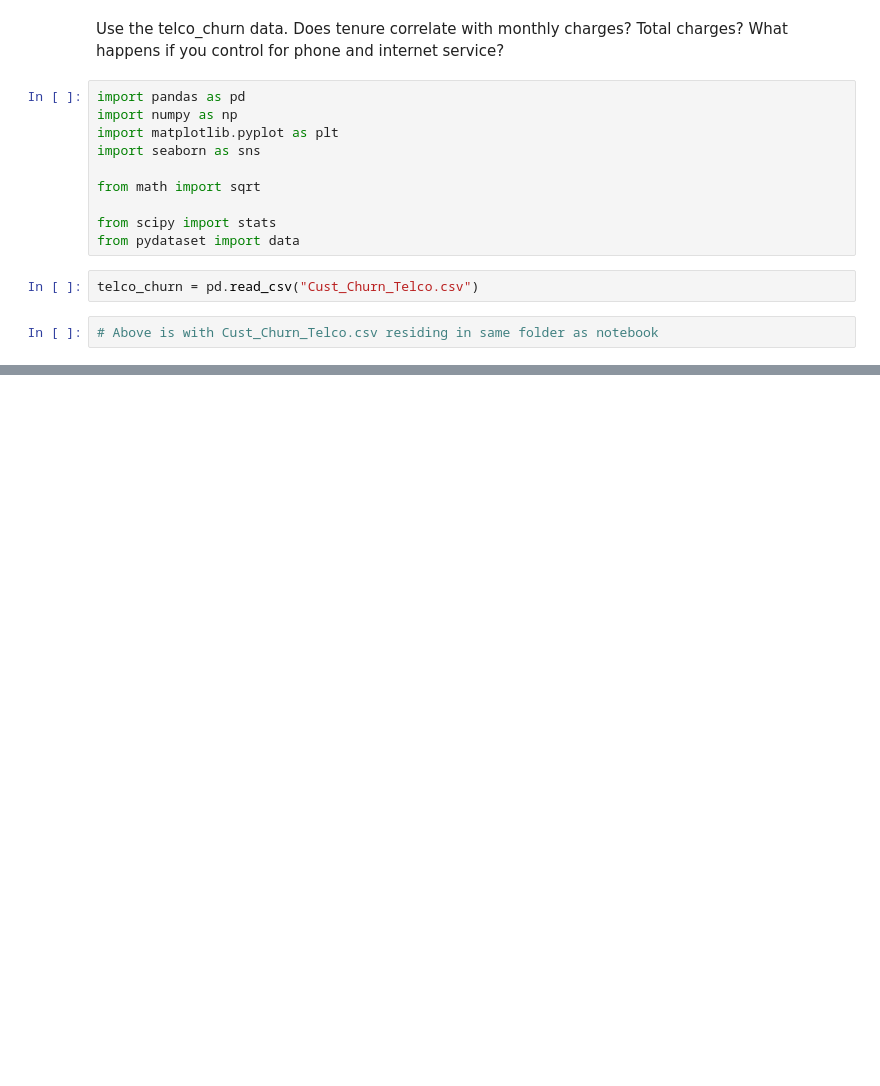
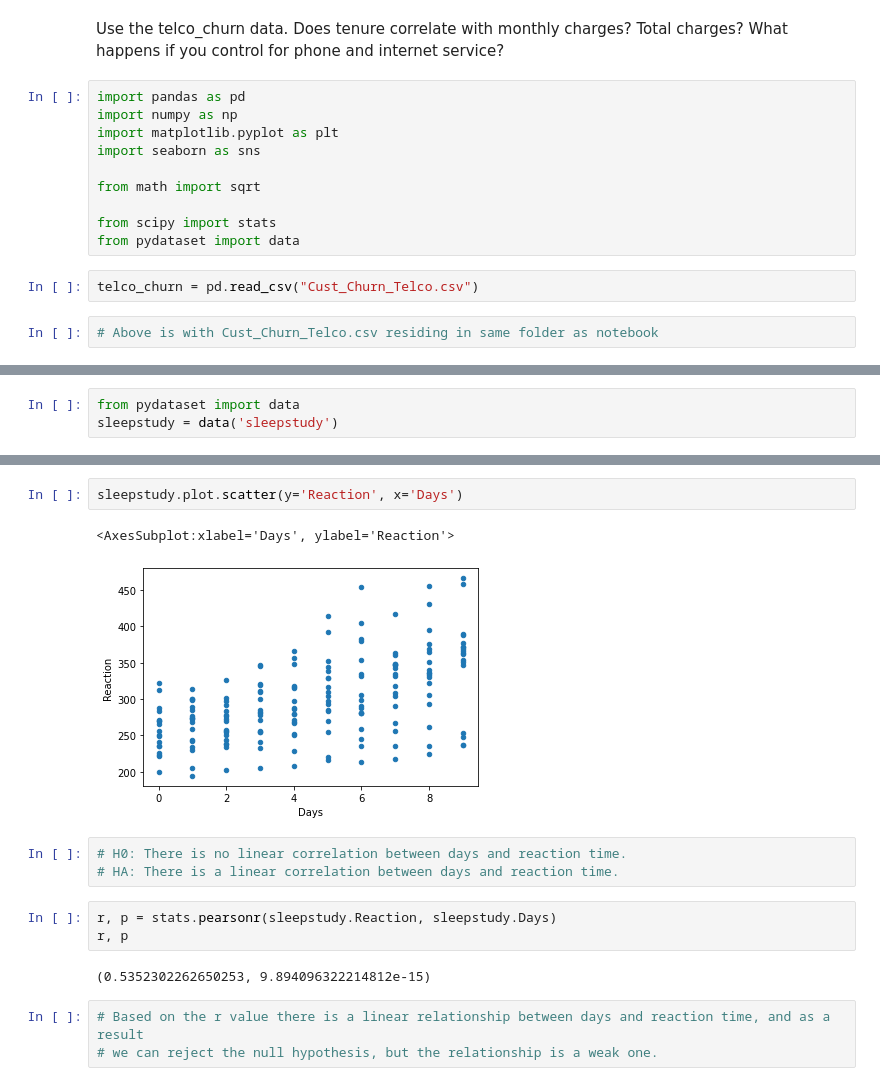
Before and after one commit to watermanbrandyn/statistics-exercises, a Jupyter notebook: hypothesis_testing.ipynb, the cells around one changed output, grey strips where cells are left out. Drawn from its saved outputs; the diff is of its cells as text; blank space fills up the shorter version.

Commit message:
correlation exercises complete

```diff
--- a/hypothesis_testing.ipynb
+++ b/hypothesis_testing.ipynb
@@ -405,0 +484,3 @@ e_url = get_db_url('employees')
+# %%
+from pydataset import data
+sleepstudy = data('sleepstudy')
@@ -405,0 +496,16 @@ e_url = get_db_url('employees')
+# %%
+sleepstudy.plot.scatter(y='Reaction', x='Days')
+# %% [output]
+<AxesSubplot:xlabel='Days', ylabel='Reaction'>
+[figure, added]
+# %%
+# H0: There is no linear correlation between days and reaction time.
+# HA: There is a linear correlation between days and reaction time.
+# %%
+r, p = stats.pearsonr(sleepstudy.Reaction, sleepstudy.Days)
+r, p
+# %% [output]
+(0.5352302262650253, 9.894096322214812e-15)
+# %%
+# Based on the r value there is a linear relationship between days and reaction time, and as a result
+# we can reject the null hypothesis, but the relationship is a weak one.
```
Also changed, not shown: parts of 73 cells of this notebook.
